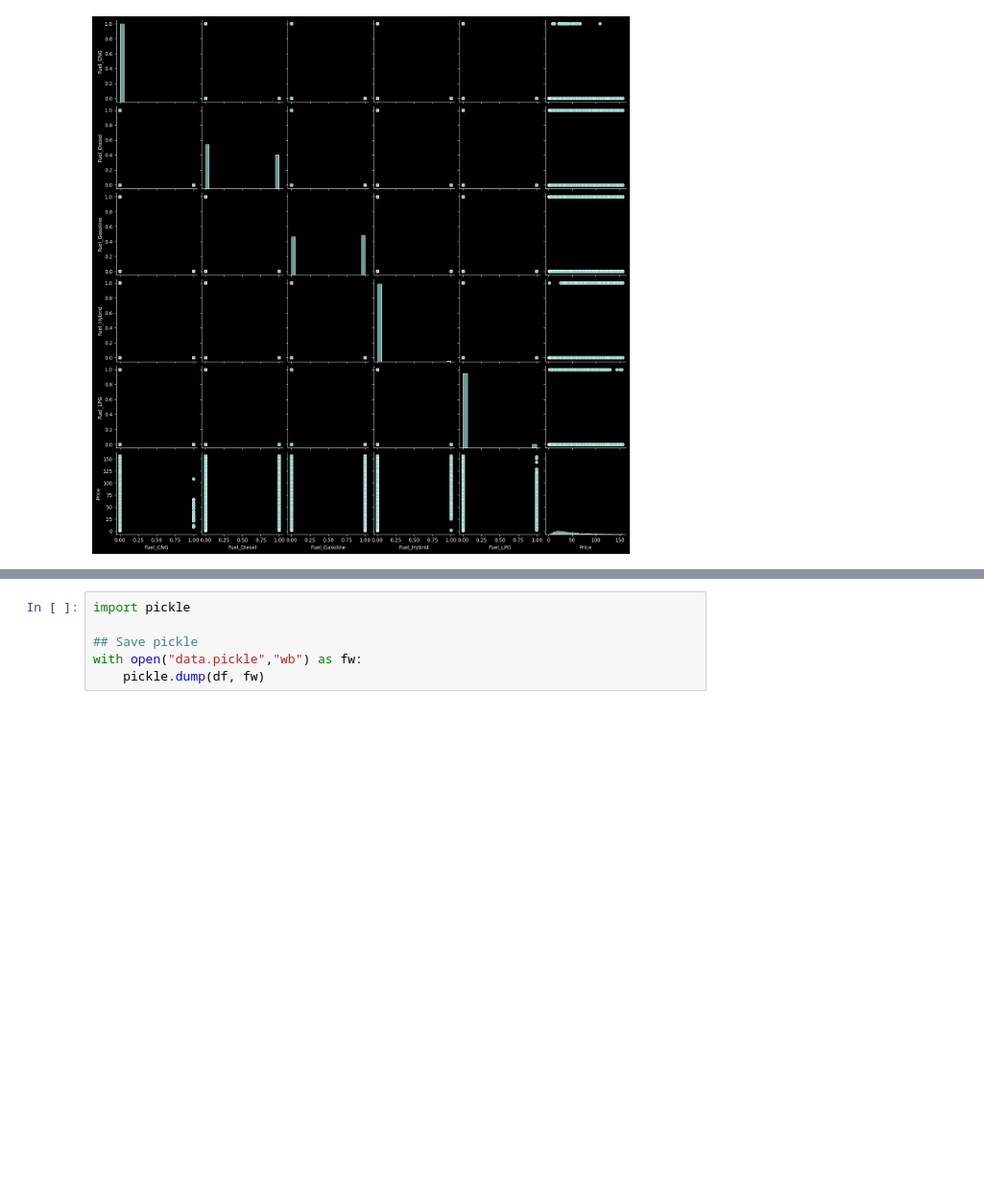
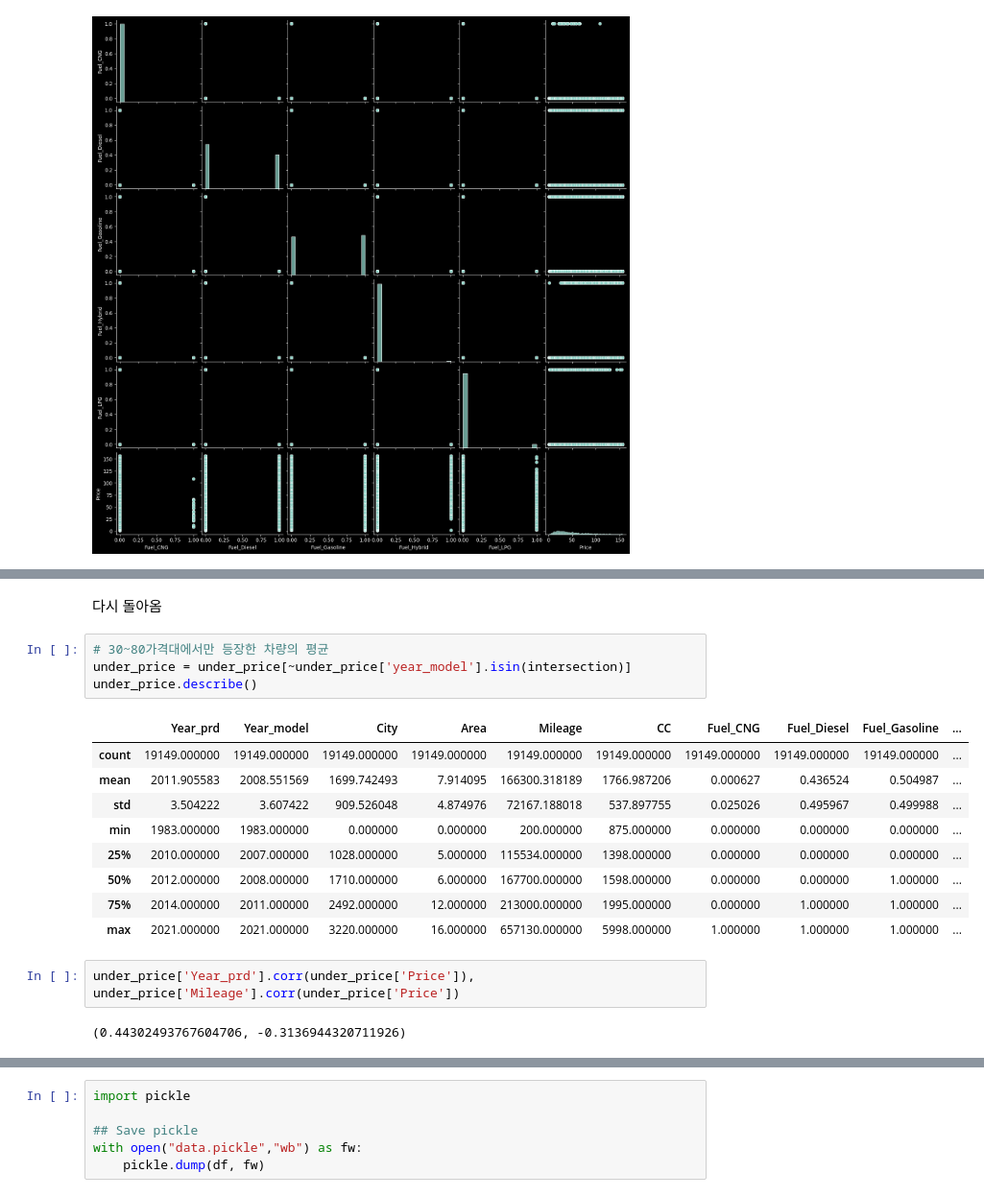
Before and after one commit to woojooc/ML_Car, a Jupyter notebook: wj/ml_dacon_pre.ipynb, the cells around one changed output, grey strips where cells are left out. Shown at 96% size. Drawn from its saved outputs; the diff is of its cells as text; blank space fills up the shorter version.

```diff
--- a/wj/ml_dacon_pre.ipynb
+++ b/wj/ml_dacon_pre.ipynb
@@ -306,0 +421,20 @@ KeyError: 'Brand'
+# %% [markdown]
+다시 돌아옴
+# %%
+# 30~80가격대에서만 등장한 차량의 평균
+under_price = under_price[~under_price['year_model'].isin(intersection)]
+under_price.describe()
+# %% [output]
+|  | Year_prd | Year_model | City | Area | Mileage | CC | Fuel_CNG | Fuel_Diesel | Fuel_Gasoline | ... |
+| count | 19149.000000 | 19149.000000 | 19149.000000 | 19149.000000 | 19149.000000 | 19149.000000 | 19149.000000 | 19149.000000 | 19149.000000 | ... |
+| mean | 2011.905583 | 2008.551569 | 1699.742493 | 7.914095 | 166300.318189 | 1766.987206 | 0.000627 | 0.436524 | 0.504987 | ... |
+| std | 3.504222 | 3.607422 | 909.526048 | 4.874976 | 72167.188018 | 537.897755 | 0.025026 | 0.495967 | 0.499988 | ... |
+| min | 1983.000000 | 1983.000000 | 0.000000 | 0.000000 | 200.000000 | 875.000000 | 0.000000 | 0.000000 | 0.000000 | ... |
+| 25% | 2010.000000 | 2007.000000 | 1028.000000 | 5.000000 | 115534.000000 | 1398.000000 | 0.000000 | 0.000000 | 0.000000 | ... |
+| 50% | 2012.000000 | 2008.000000 | 1710.000000 | 6.000000 | 167700.000000 | 1598.000000 | 0.000000 | 0.000000 | 1.000000 | ... |
+| 75% | 2014.000000 | 2011.000000 | 2492.000000 | 12.000000 | 213000.000000 | 1995.000000 | 0.000000 | 1.000000 | 1.000000 | ... |
+| max | 2021.000000 | 2021.000000 | 3220.000000 | 16.000000 | 657130.000000 | 5998.000000 | 1.000000 | 1.000000 | 1.000000 | ... |
+# %%
+under_price['Year_prd'].corr(under_price['Price']), under_price['Mileage'].corr(under_price['Price'])
+# %% [output]
+(0.44302493767604706, -0.3136944320711926)
```
Also changed, not shown: parts of 22 cells of this notebook, 4 other files.
